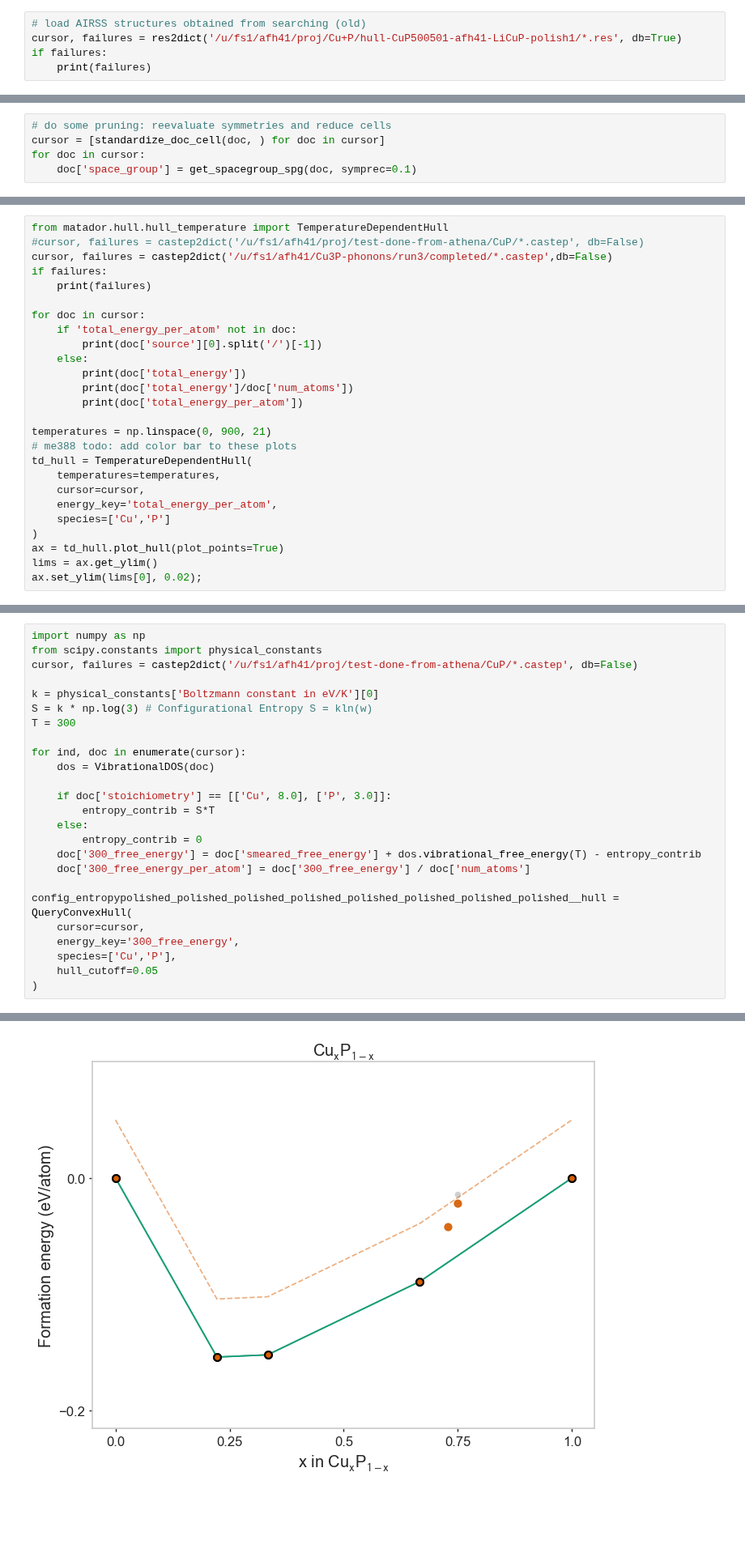
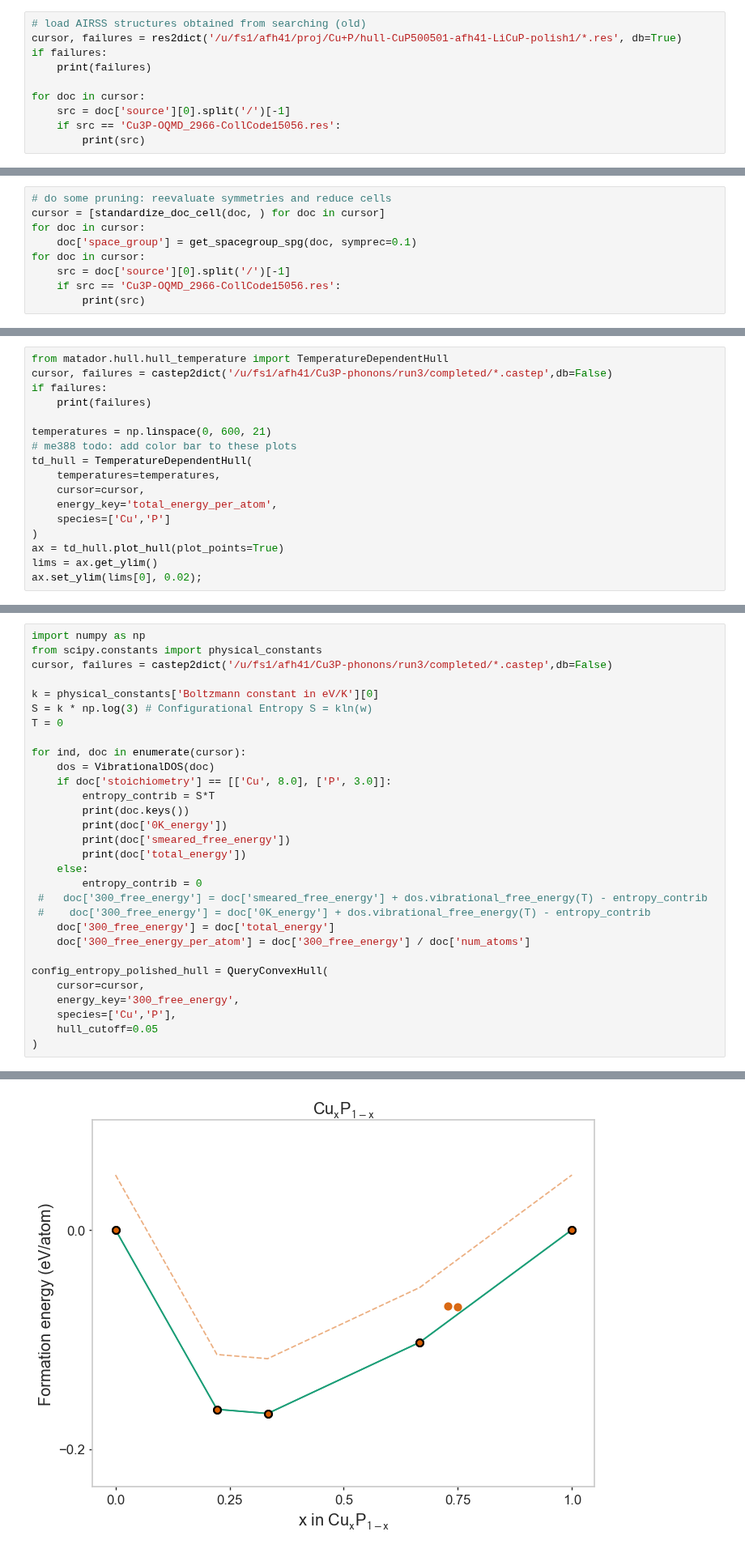
Before and after one commit to harpaf13/data.copper-phosphides, a Jupyter notebook: CuP_results.ipynb, the cells around one changed output, grey strips where cells are left out. Shown at 81% size. Drawn from its saved outputs; the diff is of its cells as text; blank space fills up the shorter version.

Commit message:
finalised temp hull and tick settings altered

```diff
--- a/CuP_results.ipynb
+++ b/CuP_results.ipynb
@@ -46,3 +46,8 @@ from matador.utils.cell_utils import standardize_doc_cell, get_spacegroup_spg
 cursor, failures = res2dict('/u/fs1/afh41/proj/Cu+P/hull-CuP500501-afh41-LiCuP-polish1/*.res', db=True)
 if failures:
     print(failures)
+
+for doc in cursor:
+    src = doc['source'][0].split('/')[-1]
+    if src == 'Cu3P-OQMD_2966-CollCode15056.res':
+        print(src)
@@ -51,3 +58,7 @@ if failures:
 cursor = [standardize_doc_cell(doc, ) for doc in cursor]
 for doc in cursor:
     doc['space_group'] = get_spacegroup_spg(doc, symprec=0.1)
+for doc in cursor:
+    src = doc['source'][0].split('/')[-1]
+    if src == 'Cu3P-OQMD_2966-CollCode15056.res':
+        print(src)
@@ -297,20 +311,11 @@ Displaying plot...
 ### Finite temperature stability
 # %%
 from matador.hull.hull_temperature import TemperatureDependentHull
-#cursor, failures = castep2dict('/u/fs1/afh41/proj/test-done-from-athena/CuP/*.castep', db=False)
 cursor, failures = castep2dict('/u/fs1/afh41/Cu3P-phonons/run3/completed/*.castep',db=False)
 if failures:
     print(failures)
 
-for doc in cursor:
-    if 'total_energy_per_atom' not in doc:
-        print(doc['source'][0].split('/')[-1])
-    else:
-        print(doc['total_energy'])
-        print(doc['total_energy']/doc['num_atoms'])
-        print(doc['total_energy_per_atom'])
-
-temperatures = np.linspace(0, 900, 21)
+temperatures = np.linspace(0, 600, 21)
 # me388 todo: add color bar to these plots
 td_hull = TemperatureDependentHull(
     temperatures=temperatures,
@@ -359,23 +363,28 @@ Using config from /u/fs1/afh41/.matadorrc
 # %%
 import numpy as np
 from scipy.constants import physical_constants
-cursor, failures = castep2dict('/u/fs1/afh41/proj/test-done-from-athena/CuP/*.castep', db=False)
+cursor, failures = castep2dict('/u/fs1/afh41/Cu3P-phonons/run3/completed/*.castep',db=False)
 
 k = physical_constants['Boltzmann constant in eV/K'][0]
 S = k * np.log(3) # Configurational Entropy S = kln(w)
-T = 300
+T = 0
 
 for ind, doc in enumerate(cursor):
     dos = VibrationalDOS(doc)
-
     if doc['stoichiometry'] == [['Cu', 8.0], ['P', 3.0]]:
         entropy_contrib = S*T
+        print(doc.keys())
+        print(doc['0K_energy'])
+        print(doc['smeared_free_energy'])
+        print(doc['total_energy'])
     else:
         entropy_contrib = 0
-    doc['300_free_energy'] = doc['smeared_free_energy'] + dos.vibrational_free_energy(T) - entropy_contrib
+ #   doc['300_free_energy'] = doc['smeared_free_energy'] + dos.vibrational_free_energy(T) - entropy_contrib
+ #    doc['300_free_energy'] = doc['0K_energy'] + dos.vibrational_free_energy(T) - entropy_contrib
+    doc['300_free_energy'] = doc['total_energy']
     doc['300_free_energy_per_atom'] = doc['300_free_energy'] / doc['num_atoms']
 
-config_entropypolished_polished_polished_polished_polished_polished_polished_polished__hull = QueryConvexHull(
+config_entropy_polished_hull = QueryConvexHull(
     cursor=cursor,
     energy_key='300_free_energy',
     species=['Cu','P'],
@@ -396,7 +409,7 @@ config_entropypolished_polished_polished_polished_polished_polished_polished_pol
 * P-CollCode150873_prim-out_prim                 -0.00       18.8          0.0    Cmce            P          4     SWAPS
 
 Using config from /u/fs1/afh41/.matadorrc
-[figure, old version]
+[figure, new version]
 # %% [markdown]
 ### Structural similarity between Cu$_2$P, Cu$_3$P$_{11}$ and Cu$_3$P
 # %%
```
Also changed, not shown: parts of 10 cells of this notebook, 2 other files.
